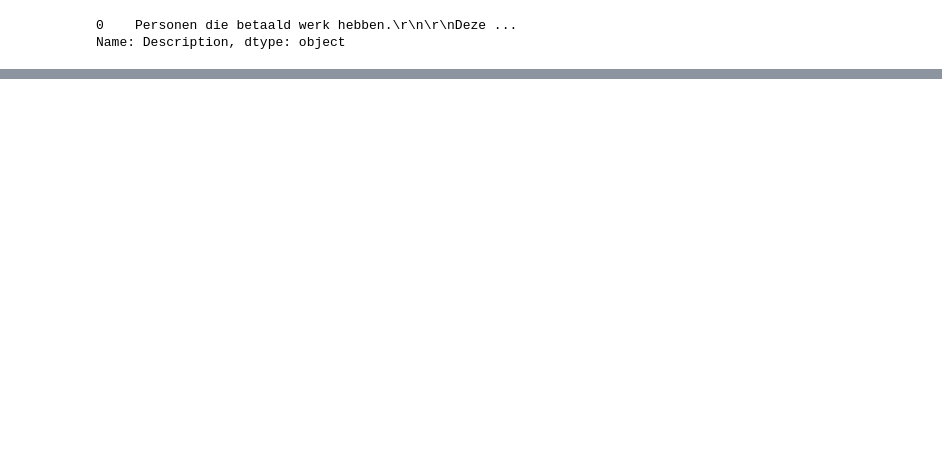
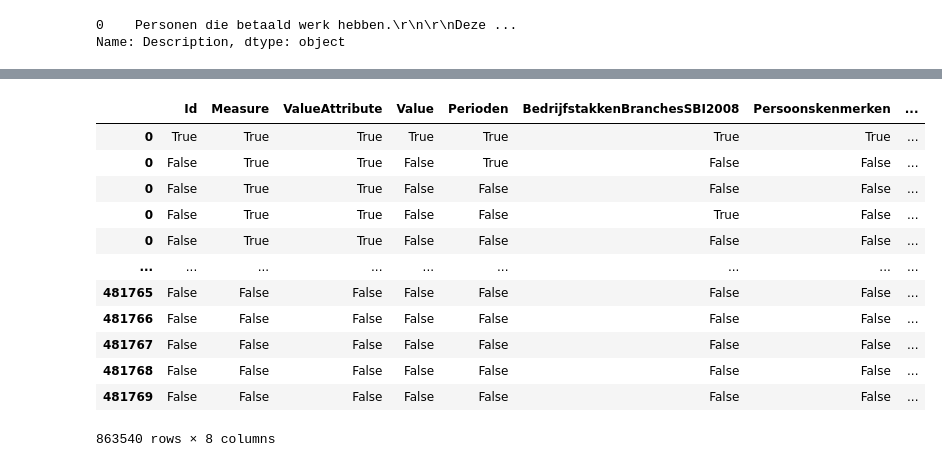
Before and after one commit to galamit86/nimbletl, a Jupyter notebook: nimbletl/temp_odata4_notebook.ipynb, the cells around one changed output, grey strips where cells are left out. Saved outputs shown, nothing was run; the diff lists cells and outputs as text; code cells hidden in the pictures; blank space fills up the shorter version.

```diff
--- a/nimbletl/temp_odata4_notebook.ipynb
+++ b/nimbletl/temp_odata4_notebook.ipynb
@@ -429,0 +429,4 @@ with open(TEMP_NDJSON, "w+") as ndjson:
+# %%
+df_from_cbs = get_odata_pd(target_url)
+# %%
+df_from_parquet = pd.read_parquet("/Users/tslilstrauss/Projects/nimbletl/temp/20201111/parquet/cbs.82807NED_Observations.parquet")
@@ -429,0 +454,16 @@ with open(TEMP_NDJSON, "w+") as ndjson:
+# %%
+df_from_cbs.eq(df_from_parquet)
+# %% [output]
+|  | Id | Measure | ValueAttribute | Value | Perioden | BedrijfstakkenBranchesSBI2008 | Persoonskenmerken | ... |
+| 0 | True | True | True | True | True | True | True | ... |
+| 0 | False | True | True | False | True | False | False | ... |
+| 0 | False | True | True | False | False | False | False | ... |
+| 0 | False | True | True | False | False | True | False | ... |
+| 0 | False | True | True | False | False | False | False | ... |
+| ... | ... | ... | ... | ... | ... | ... | ... | ... |
+| 481765 | False | False | False | False | False | False | False | ... |
+| 481766 | False | False | False | False | False | False | False | ... |
+| 481767 | False | False | False | False | False | False | False | ... |
+| 481768 | False | False | False | False | False | False | False | ... |
+| 481769 | False | False | False | False | False | False | False | ... |
+863540 rows × 8 columns
```
Also changed, not shown: parts of 47 cells of this notebook, 2 other files.
